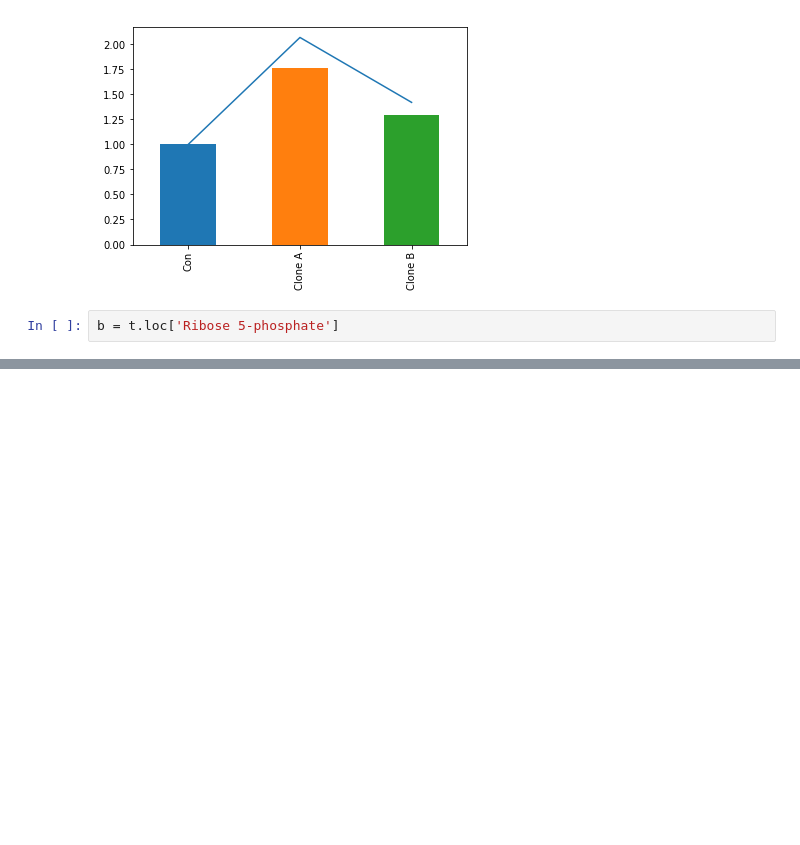
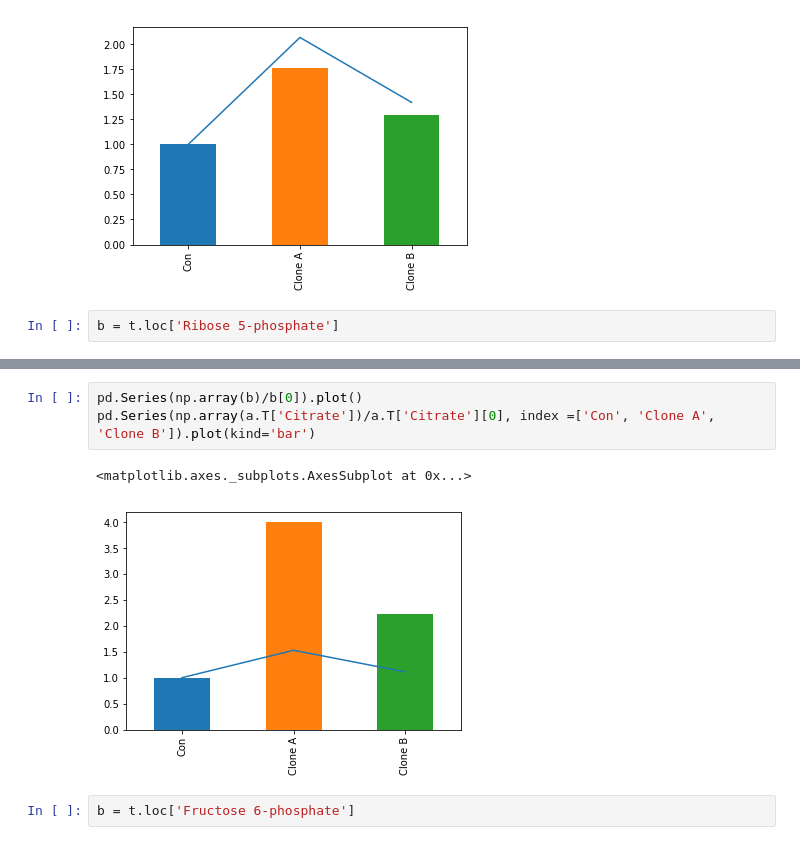
Before and after one commit to inoue0426/Cancer_cell_modeling_using_FBA, a Jupyter notebook: code/fba vs metabo.ipynb, the cells around one changed output, grey strips where cells are left out. Drawn from its saved outputs; the diff is of its cells as text; blank space fills up the shorter version.

```diff
--- a/code/fba vs metabo.ipynb
+++ b/code/fba vs metabo.ipynb
@@ -120,0 +83,8 @@ F6P-F1,6P
+# %%
+pd.Series(np.array(b)/b[0]).plot()
+pd.Series(np.array(a.T['Citrate'])/a.T['Citrate'][0], index =['Con', 'Clone A', 'Clone B']).plot(kind='bar')
+# %% [output]
+<matplotlib.axes._subplots.AxesSubplot at 0x...>
+[figure, added]
+# %%
+b = t.loc['Fructose 6-phosphate']
```
Also changed, not shown: parts of 20 cells of this notebook, 14 other files.
